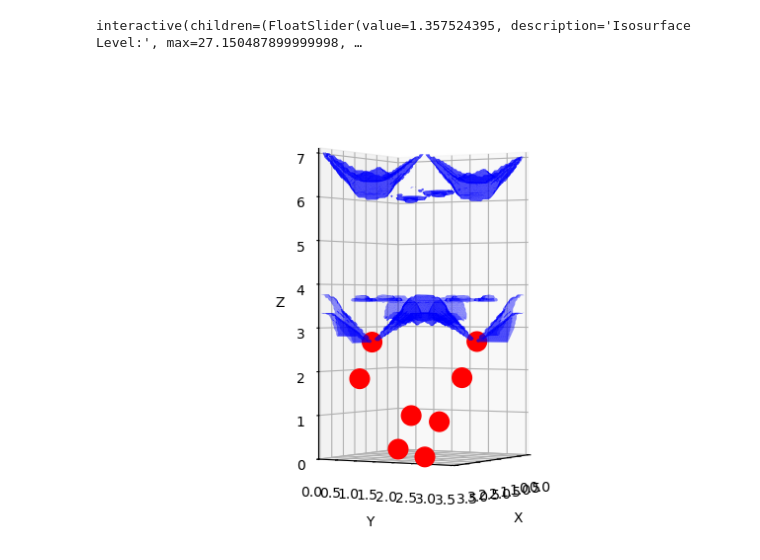
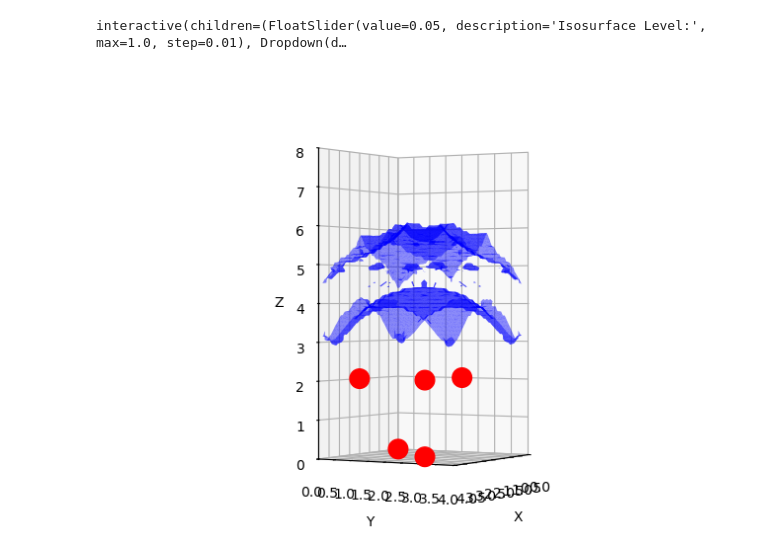
Before and after one commit to ExeQuantCode/RAFFLE, a Jupyter notebook: tools/isosurface.ipynb, the cells around one changed output. Saved outputs shown, nothing was run; the diff lists cells and outputs as text; code cells hidden in the pictures.

Commit message:
Fix fake values from interpolation

```diff
--- a/tools/isosurface.ipynb
+++ b/tools/isosurface.ipynb
@@ -62,3 +64,0 @@ atoms[:,2] = atoms[:,2] * c
-# %%
-# Create a 3D grid
-grid_x, grid_y, grid_z = np.mgrid[x.min():x.max():complex(n_x), y.min():y.max():complex(n_y), z.min():z.max():complex(n_z)]
@@ -69,3 +65,32 @@ grid_values = np.nan_to_num(grid_values)
+# %%
+grid_values = []
+distance_threshold = 1e-3
+for spec in sorted(set(species_list)):
+    # Extract the coordinates and values
+    x = np.array([row[0] for row, species in zip(data,species_list) if species == spec])
+    y = np.array([row[1] for row, species in zip(data,species_list) if species == spec])
+    z = np.array([row[2] for row, species in zip(data,species_list) if species == spec])
+    values = np.array([row[3] for row, species in zip(data,species_list) if species == spec])
+
+    # scale the data positions
+    x = x * a
+    y = y * b
+    z = z * c
+
+    # Calculate distances to the nearest known data point
+    tree = cKDTree(np.c_[x, y, z])
+    distances, _ = tree.query(grid_points, k=1)
+
+    # Interpolate data onto the 3D grid
+    grid_values.append(griddata((x, y, z), values, (grid_x, grid_y, grid_z), method='nearest', fill_value=0.0))
+    # grid_values[spec] = np.nan_to_num(grid_values)
+    grid_values[spec-1] = grid_values[spec-1] / np.max(grid_values[spec-1])
+
+    # Reshape distances to match the grid shape
+    distances = distances.reshape(grid_values[spec-1].shape)
+
+    # Set threshold for distance (e.g., 1 unit)
+    grid_values[spec-1][distances > distance_threshold] = 0  # Set to zero for points beyond the threshold
 # %%
 # Function to plot atoms as spheres
 def plot_atoms_as_spheres(ax, atoms, radius=0.5, resolution=(10, 5)):
@@ -84,12 +109,12 @@ def plot_atoms_as_scatter(ax, atoms, size=100, color='red'):
     ax.scatter(atoms[:,0], atoms[:,1], atoms[:,2], s=size, c=color, alpha=1.0)
 # %%
 # Define a function to update the plot based on the isosurface level
-def plot_isosurface(iso_level):
+def plot_isosurface(iso_level, species):
     # Clear current plot
     ax.cla()
 
     # Extract the isosurface
-    verts, faces, normals, _ = marching_cubes(grid_values, level=iso_level, spacing=((x.max()-x.min())/n_x, (y.max()-y.min())/n_y, (z.max()-z.min())/n_z))
+    verts, faces, normals, _ = marching_cubes(grid_values[species-1], level=iso_level, spacing=((x_max-x_min)/n_x, (y_max-y_min)/n_y, (z_max-z_min)/n_z))
 
     # Plot the isosurface using Poly3DCollection for interactivity
     mesh = Poly3DCollection(verts[faces])
@@ -117,19 +142,20 @@ def plot_isosurface(iso_level):
 # Set up the interactive slider widget
 max_val = np.max(grid_values)
 iso_slider = widgets.FloatSlider(value=0.05 * max_val, min=0, max=max_val, step=0.01 * max_val, description='Isosurface Level:');
+species_selector = widgets.Dropdown(options=sorted(set(species_list)), description='Species:')
 # %%
 # Create the figure and axis
 fig = plt.figure();
 ax = fig.add_subplot(111, projection='3d');
 
 # Set the aspect ratio based on the lattice parameters
 ax.set_box_aspect([a, b, c])  # This scales the plot according to lattice ratios
 
 # Display the interactive plot with the slider
-interactive_plot = interactive(plot_isosurface, iso_level=iso_slider);
+interactive_plot = interactive(plot_isosurface, iso_level=iso_slider, species=species_selector);
 output = interactive_plot.children[-1];
 # output.layout.height = '400px';
 interactive_plot
 # %% [output]
-interactive(children=(FloatSlider(value=1.357524395, description='Isosurface Level:', max=27.150487899999998, …
+interactive(children=(FloatSlider(value=0.05, description='Isosurface Level:', max=1.0, step=0.01), Dropdown(d…
-[figure, old version]
+[figure, new version]
```
Also changed, not shown: parts of 3 cells of this notebook, 2 other files.
